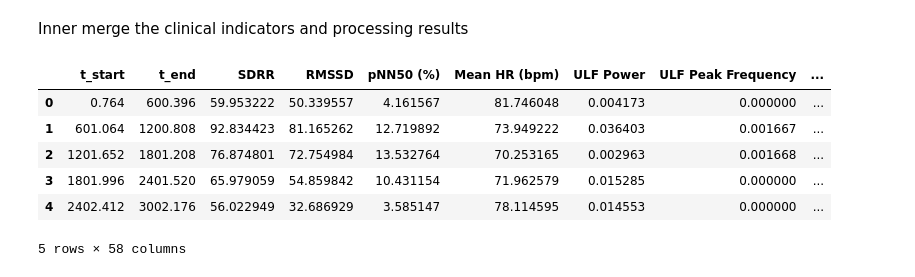
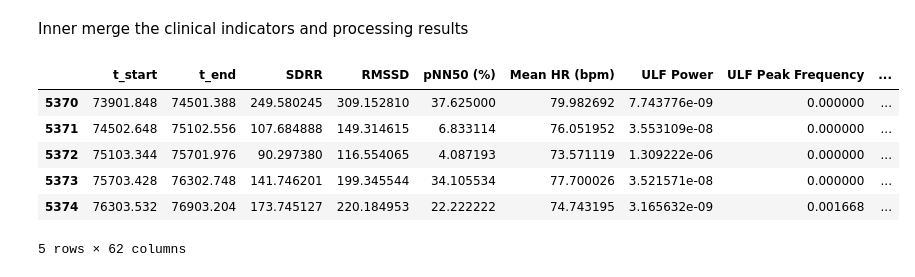
Before and after one commit to ad-aspera/HRV-EDA, a Jupyter notebook: RR_to_metrics.ipynb, the cells around one changed output. Saved outputs shown, nothing was run; the diff lists cells and outputs as text; code cells hidden in the pictures.

```diff
--- a/RR_to_metrics.ipynb
+++ b/RR_to_metrics.ipynb
@@ -13,8 +13,8 @@ import pandas as pd
 import h5py
 import project_utils.rr_to_metrics as helper
 
-read_path = "processed_data/Nabian_2018_derrived_data.h5"
-pickle_path = 'processed_data/10min_Nabian.pkl'
+read_path = "processed_data/HRV peaks/Our_Data.h5"
+pickle_path = 'processed_data/optimized_10min_Nabian.pkl'
 # %% [markdown]
 Read the RR_Peaks file ["our_processing\ML_Data.h5"]("our_processing\ML_Data.h5")
 # %%
@@ -105,16 +88,16 @@ Inner merge the clinical indicators and processing results
 # %%
 metrics_df["id"].astype(str)
 merged_data = metrics_df.merge(clin_indic, on='id', how='inner')
 
-merged_data.head()
+merged_data.tail()
 # %% [output]
 |  | t_start | t_end | SDRR | RMSSD | pNN50 (%) | Mean HR (bpm) | ULF Power | ULF Peak Frequency | ... |
-| 0 | 0.764 | 600.396 | 59.953222 | 50.339557 | 4.161567 | 81.746048 | 0.004173 | 0.000000 | ... |
-| 1 | 601.064 | 1200.808 | 92.834423 | 81.165262 | 12.719892 | 73.949222 | 0.036403 | 0.001667 | ... |
-| 2 | 1201.652 | 1801.208 | 76.874801 | 72.754984 | 13.532764 | 70.253165 | 0.002963 | 0.001668 | ... |
-| 3 | 1801.996 | 2401.520 | 65.979059 | 54.859842 | 10.431154 | 71.962579 | 0.015285 | 0.000000 | ... |
-| 4 | 2402.412 | 3002.176 | 56.022949 | 32.686929 | 3.585147 | 78.114595 | 0.014553 | 0.000000 | ... |
+| 5370 | 73901.848 | 74501.388 | 249.580245 | 309.152810 | 37.625000 | 79.982692 | 7.743776e-09 | 0.000000 | ... |
+| 5371 | 74502.648 | 75102.556 | 107.684888 | 149.314615 | 6.833114 | 76.051952 | 3.553109e-08 | 0.000000 | ... |
+| 5372 | 75103.344 | 75701.976 | 90.297380 | 116.554065 | 4.087193 | 73.571119 | 1.309222e-06 | 0.000000 | ... |
+| 5373 | 75703.428 | 76302.748 | 141.746201 | 199.345544 | 34.105534 | 77.700026 | 3.521571e-08 | 0.000000 | ... |
+| 5374 | 76303.532 | 76903.204 | 173.745127 | 220.184953 | 22.222222 | 74.743195 | 3.165632e-09 | 0.001668 | ... |
-5 rows × 58 columns
+5 rows × 62 columns
 # %%
 merged_data.to_pickle(pickle_path)
 merged_data.to_csv(pickle_path.replace(".pkl", '.csv'), index=False)
```
Also changed, not shown: parts of 1 cell of this notebook, 11 other files.
